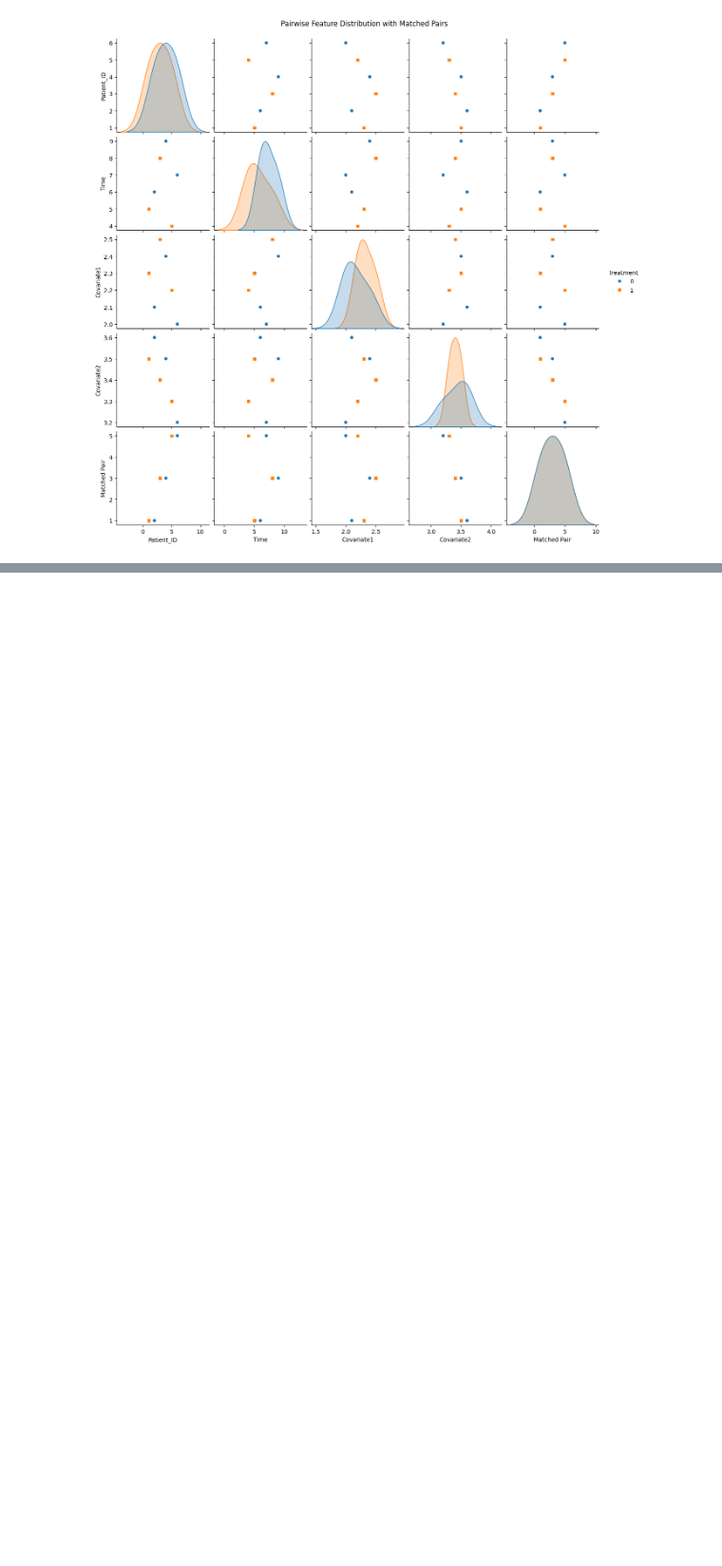
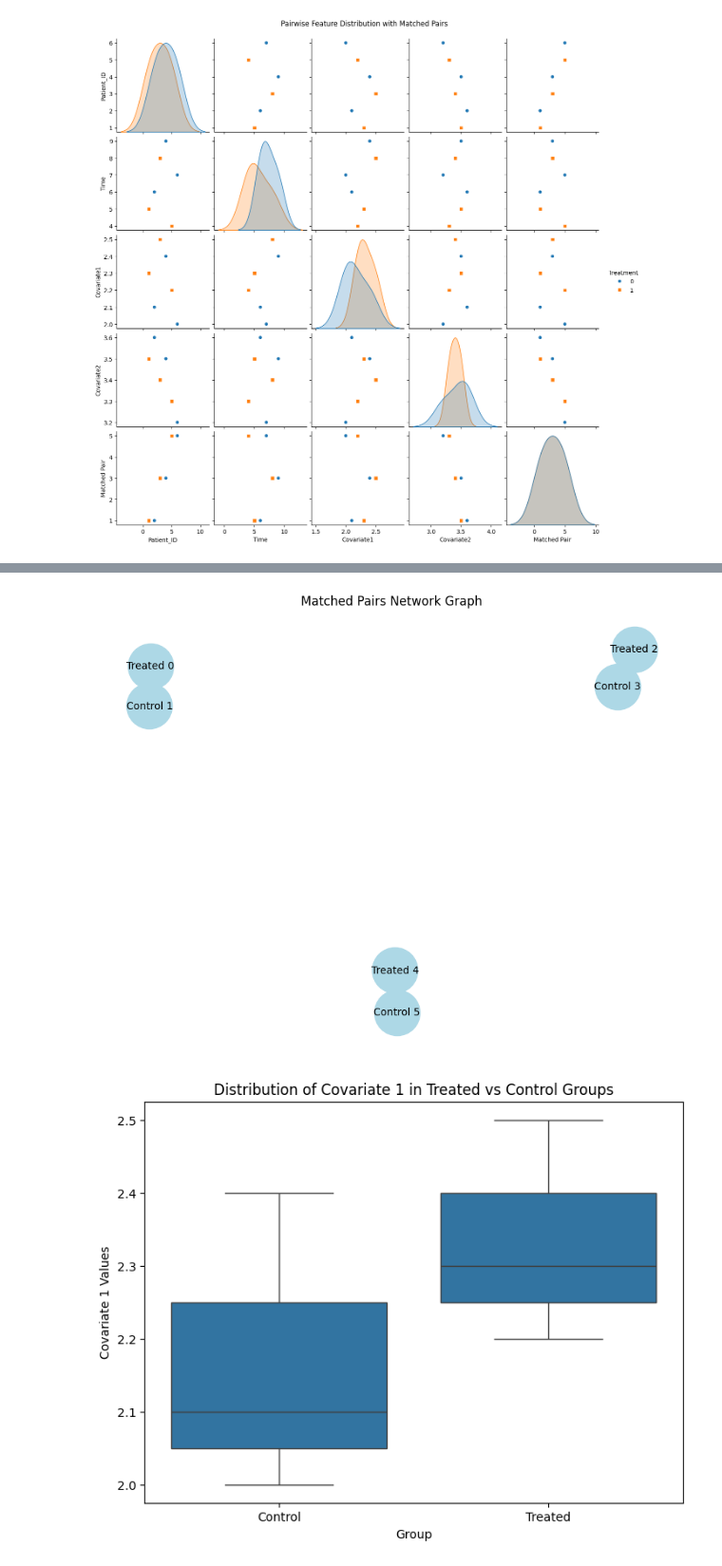
Before and after one commit to StruggleCore333/Assignment_1_Data_Alanytics, a Jupyter notebook: Assignment 1 - Balanced Risk Set Matching.ipynb, the cells around one changed output, grey strips where cells are left out. Shown at 95% size. Drawn from its saved outputs; the diff is of its cells as text; code cells hidden in the pictures; blank space fills up the shorter version.

```diff
--- a/Assignment 1 - Balanced Risk Set Matching.ipynb
+++ b/Assignment 1 - Balanced Risk Set Matching.ipynb
@@ -107,0 +125,31 @@ sensitivity_scores = sensitivity_analysis(matches)
+# %%
+# (This is Python) Visualize Matching using Network Graph
+def visualize_network_graph(matches):
+    """Visualizes matched pairs as a network graph."""
+    G = nx.Graph()
+
+    for treated, control in matches.items():
+        G.add_edge(f"Treated {treated}", f"Control {control}")
+
+    plt.figure(figsize=(8, 6))
+    pos = nx.spring_layout(G)
+    nx.draw(G, pos, with_labels=True, node_color='lightblue', edge_color='gray', node_size=2000, font_size=10)
+    plt.title("Matched Pairs Network Graph")
+    plt.show()
+# %%
+def visualize_boxplot(data):
+    """Creates a boxplot for covariate distribution comparison."""
+    plt.figure(figsize=(8, 6))
+    sns.boxplot(x=data['Treatment'], y=data['Covariate1'])
+    plt.xticks([0, 1], ["Control", "Treated"])
+    plt.xlabel("Group")
+    plt.ylabel("Covariate 1 Values")
+    plt.title("Distribution of Covariate 1 in Treated vs Control Groups")
+    plt.show()
+# %%
+# (This is Python) Run Additional Visualizations
+visualize_network_graph(matches)
+visualize_boxplot(data_expanded)
+# %% [output]
+[figure, added]
+[figure, added]
```
Also changed, not shown: parts of 2 cells of this notebook.
